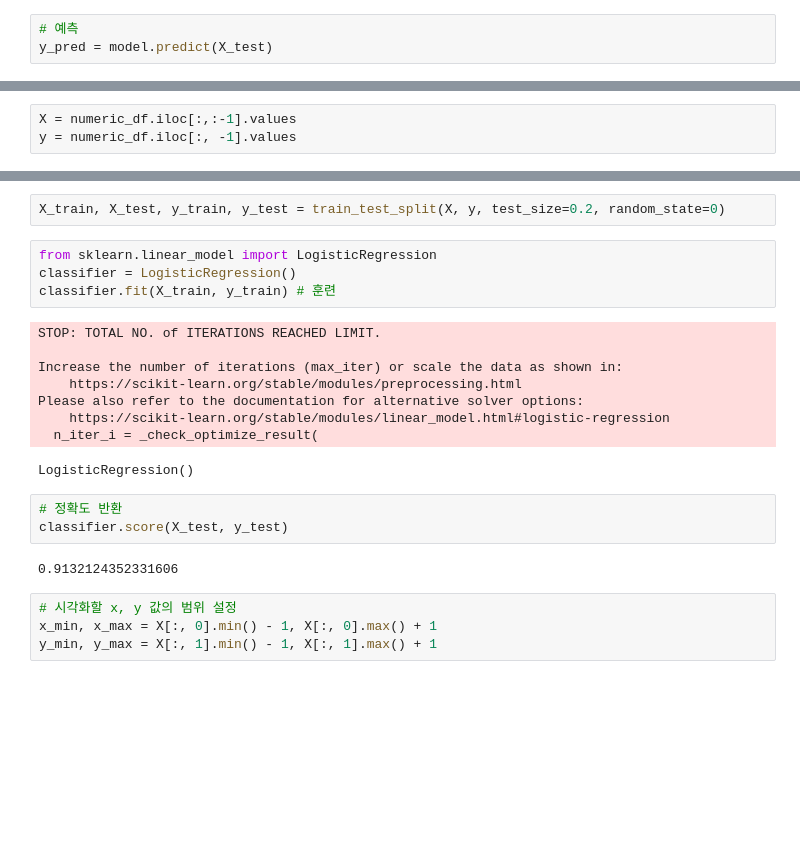
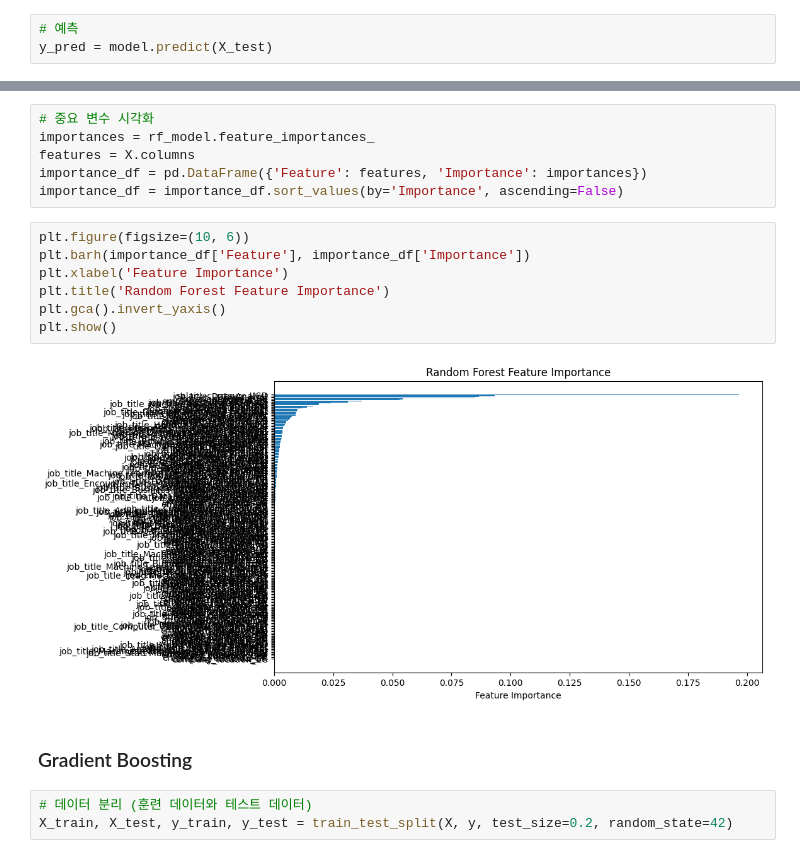
Before and after one commit to PlaidMoon99/AI_project, a Jupyter notebook: global_tech_salary_regression.ipynb, the cells around one changed output, grey strips where cells are left out. Cells and saved outputs as stored; diff of their text form; blank space fills up the shorter version.

```diff
--- a/global_tech_salary_regression.ipynb
+++ b/global_tech_salary_regression.ipynb
@@ -121,3 +89,0 @@ numeric_df = df.select_dtypes(include=['number'])
-# %%
-X = numeric_df.iloc[:,:-1].values
-y = numeric_df.iloc[:, -1].values
@@ -124,24 +140,20 @@ y = numeric_df.iloc[:, -1].values
+# %%
+# 중요 변수 시각화
+importances = rf_model.feature_importances_
+features = X.columns
+importance_df = pd.DataFrame({'Feature': features, 'Importance': importances})
+importance_df = importance_df.sort_values(by='Importance', ascending=False)
+# %%
+plt.figure(figsize=(10, 6))
+plt.barh(importance_df['Feature'], importance_df['Importance'])
+plt.xlabel('Feature Importance')
+plt.title('Random Forest Feature Importance')
+plt.gca().invert_yaxis()
+plt.show()
+# %% [output]
+[figure, added]
+# %% [markdown]
+### Gradient Boosting
 # %%
-X_train, X_test, y_train, y_test = train_test_split(X, y, test_size=0.2, random_state=0)
+# 데이터 분리 (훈련 데이터와 테스트 데이터)
+X_train, X_test, y_train, y_test = train_test_split(X, y, test_size=0.2, random_state=42)
-# %%
-from sklearn.linear_model import LogisticRegression
-classifier = LogisticRegression()
-classifier.fit(X_train, y_train) # 훈련
-# %% [output]
-STOP: TOTAL NO. of ITERATIONS REACHED LIMIT.
-
-Increase the number of iterations (max_iter) or scale the data as shown in:
-    https://scikit-learn.org/stable/modules/preprocessing.html
-Please also refer to the documentation for alternative solver options:
-    https://scikit-learn.org/stable/modules/linear_model.html#logistic-regression
-  n_iter_i = _check_optimize_result(
-LogisticRegression()
-# %%
-# 정확도 반환
-classifier.score(X_test, y_test)
-# %% [output]
-0.9132124352331606
-# %%
-# 시각화할 x, y 값의 범위 설정
-x_min, x_max = X[:, 0].min() - 1, X[:, 0].max() + 1
-y_min, y_max = X[:, 1].min() - 1, X[:, 1].max() + 1
```
Also changed, not shown: parts of 34 cells of this notebook.
